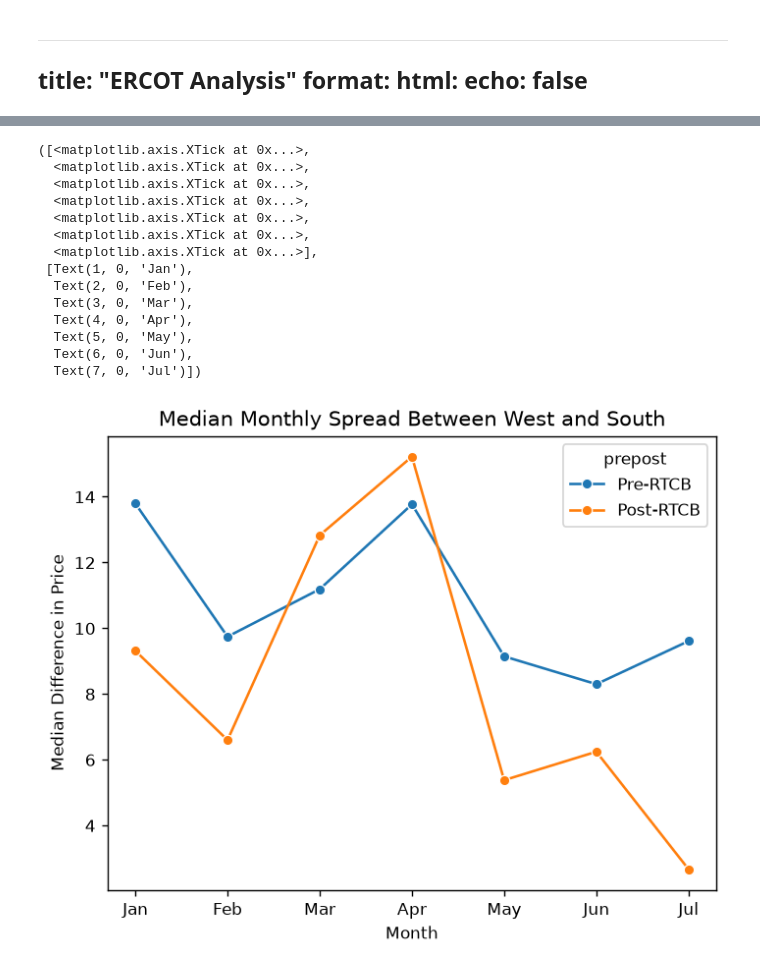
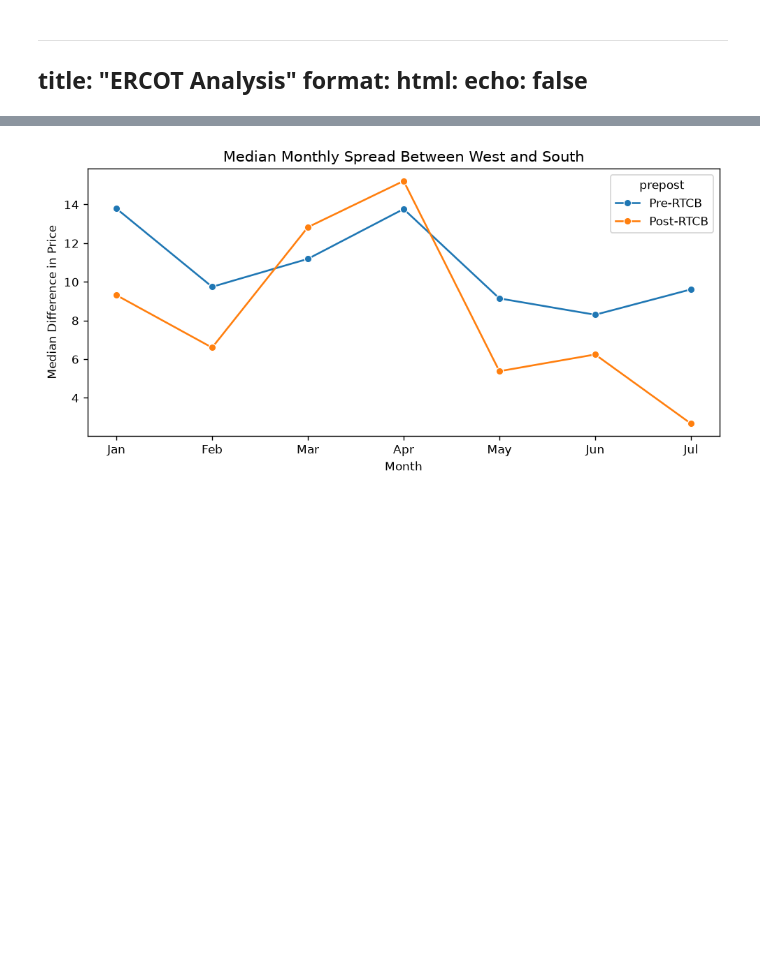
Before and after one commit to ogarz/artifex_quarto, a Jupyter notebook: projects/ercot_analysis.ipynb, the cells around one changed output, grey strips where cells are left out. Drawn from its saved outputs; the diff is of its cells as text; code cells hidden in the pictures; blank space fills up the shorter version.

```diff
--- a/projects/ercot_analysis.ipynb
+++ b/projects/ercot_analysis.ipynb
@@ -77,44 +82,36 @@ Text(0.5, 0, 'Hour')
 # %%
 ercot_plot_south = (
     ercot.pivot(index = ["time_utc"], columns = "spn", values = "price").reset_index()
     .assign(wdiff = lambda x: abs(x["LZ_WEST"] - x["LZ_SOUTH"]),
      month = lambda x: x["time_utc"].dt.month,
      prepost = lambda x: np.where(x["time_utc"] < pd.Timestamp("12-05-2025"), "Pre-RTCB", "Post-RTCB"))
     .query("month <= 7")
     .groupby(["month", "prepost"], as_index = False)
     .agg(ew = ("wdiff", lambda x: x.median()))
 
 )
 
+fig, ax2 = plt.subplots(figsize=(6, 5))
+
 sns.lineplot(
         data = ercot_plot_south,
         x = "month",
         y = "ew",
         hue = "prepost",
         hue_order=  ["Pre-RTCB", "Post-RTCB"],
-        marker = "o"
+        marker = "o",
+        ax = ax2
     )
 
-plt.title("Median Monthly Spread Between West and South")
-plt.ylabel("Median Difference in Price")
-plt.xlabel("Month")
-plt.xticks([1, 2, 3, 4, 5, 6, 7], ['Jan', 'Feb', 'Mar', 'Apr', 'May', 'Jun', 'Jul'])
+ax2.set_title("Median Monthly Spread Between West and South")
+ax2.set_ylabel("Median Difference in Price")
+ax2.set_xlabel("Month")
+ax2.set_xticks([1, 2, 3, 4, 5, 6, 7], ['Jan', 'Feb', 'Mar', 'Apr', 'May', 'Jun', 'Jul'])
+
+plt.tight_layout()
+plt.show()
 # %% [output]
-([<matplotlib.axis.XTick at 0x...>,
-  <matplotlib.axis.XTick at 0x...>,
-  <matplotlib.axis.XTick at 0x...>,
-  <matplotlib.axis.XTick at 0x...>,
-  <matplotlib.axis.XTick at 0x...>,
-  <matplotlib.axis.XTick at 0x...>,
-  <matplotlib.axis.XTick at 0x...>],
- [Text(1, 0, 'Jan'),
-  Text(2, 0, 'Feb'),
-  Text(3, 0, 'Mar'),
-  Text(4, 0, 'Apr'),
-  Text(5, 0, 'May'),
-  Text(6, 0, 'Jun'),
-  Text(7, 0, 'Jul')])
-[figure, old version]
+[figure, new version]
 # %%
 ercot_plot_north = (
     ercot.pivot(index = ["time_utc"], columns = "spn", values = "price").reset_index()
```
Also changed, not shown: parts of 5 cells of this notebook, 8 other files.
